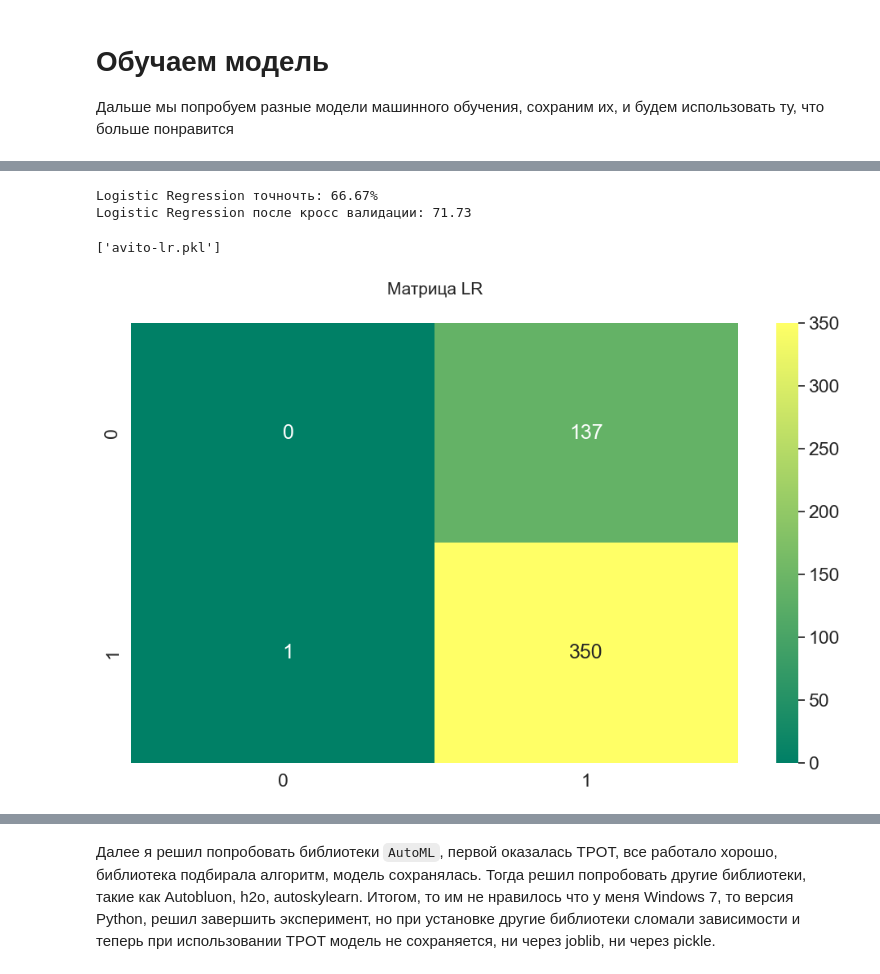
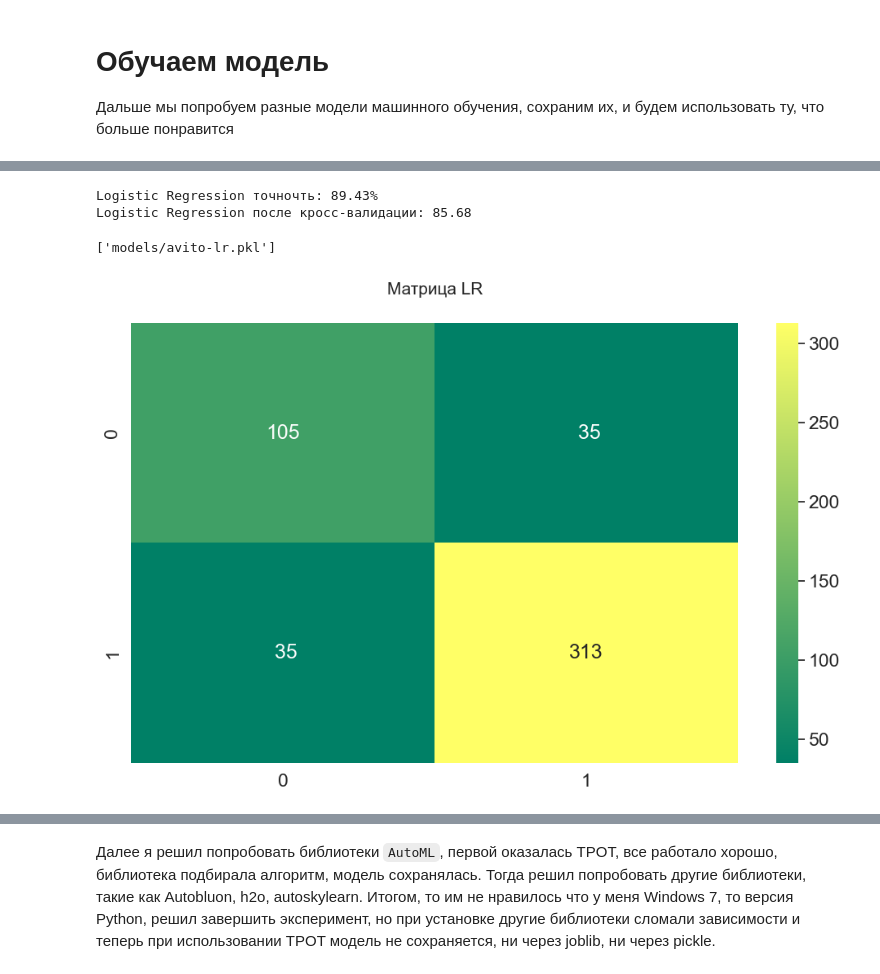
Before and after one commit to 1nSaneRu/avito-scam-checker, a Jupyter notebook: avito.ipynb, the cells around one changed output, grey strips where cells are left out. Cells and saved outputs as stored; diff of their text form; code cells hidden in the pictures.

```diff
--- a/avito.ipynb
+++ b/avito.ipynb
@@ -611,25 +672,15 @@ SVM после кросс валидации: 71.93
 # %%
 #Gradient Boosting
-clf = GradientBoostingClassifier(
-    n_estimators=100, learning_rate=0.1, max_depth=1, random_state=1)
+clf = GradientBoostingClassifier(n_estimators=100, learning_rate=0.1, max_depth=1, random_state=1)
 
-# Train Gradient Boosting model
 clf.fit(x_train, np.ravel(y_train))
 
-# Evaluate Gradient Boosting model
-print("Gradient Boosting точность: " +
-      repr(round(clf.score(x_test, y_test) * 100, 2)) + "%")
-
-# Perform cross-validation
+print("Gradient Boosting точность: " + repr(round(clf.score(x_test, y_test) * 100, 2)) + "%")
 result = cross_val_score(clf, x_train, y_train, cv=10, scoring='accuracy')
-print('Gradient Boosting после кросс валидации:',
-      round(result.mean() * 100, 2))
-
-# Generate confusion matrix
+print('Gradient Boosting после кросс-валидации:', round(result.mean() * 100, 2))
 y_pred = cross_val_predict(clf, x_train, y_train, cv=10)
-sns.heatmap(confusion_matrix(y_train, y_pred),
-            annot=True, fmt='3.0f', cmap="summer")
+sns.heatmap(confusion_matrix(y_train, y_pred), annot=True, fmt='3.0f', cmap="summer")
 plt.title('Матрица Gradient Boosting', y=1.05, size=15)
 
-joblib.dump(clf, 'avito-gb.pkl')
+joblib.dump(clf, 'models/avito-gb.pkl')
 # %% [output]
@@ -687,25 +729,20 @@ Stochastic Gradient Descent после кросс валидации: 73.15
 # %%
-# Создание экземпляра классификатора
-clf = LogisticRegression()
+# Logistic Regression
+clf = LogisticRegression(max_iter=1000)
 
-# Обучение модели
 clf.fit(x_train, np.ravel(y_train))
 
-# Оценка точности модели
-print("Logistic Regression точночть: " +
-      repr(round(clf.score(x_test, y_test) * 100, 2)) + "%")
+print("Logistic Regression точночть: " + repr(round(clf.score(x_test, y_test) * 100, 2)) + "%")
 result = cross_val_score(clf, x_train, y_train, cv=10, scoring='accuracy')
-print('Logistic Regression после кросс валидации:',
-      round(result.mean()*100, 2))
+print('Logistic Regression после кросс-валидации:', round(result.mean()*100, 2))
 y_pred = cross_val_predict(clf, x_train, y_train, cv=10)
-sns.heatmap(confusion_matrix(y_train, y_pred),
-            annot=True, fmt='3.0f', cmap="summer")
+sns.heatmap(confusion_matrix(y_train, y_pred), annot=True, fmt='3.0f', cmap="summer")
 plt.title('Матрица LR', y=1.05, size=15)
 
-joblib.dump(clf, 'avito-lr.pkl')
+joblib.dump(clf, 'models/avito-lr.pkl')
 # %% [output]
-Logistic Regression точночть: 66.67%
-Logistic Regression после кросс валидации: 71.73
+Logistic Regression точночть: 89.43%
+Logistic Regression после кросс-валидации: 85.68
-['avito-lr.pkl']
+['models/avito-lr.pkl']
-[figure, old version]
+[figure, new version]
 # %%
```
Also changed, not shown: parts of 23 cells of this notebook.
